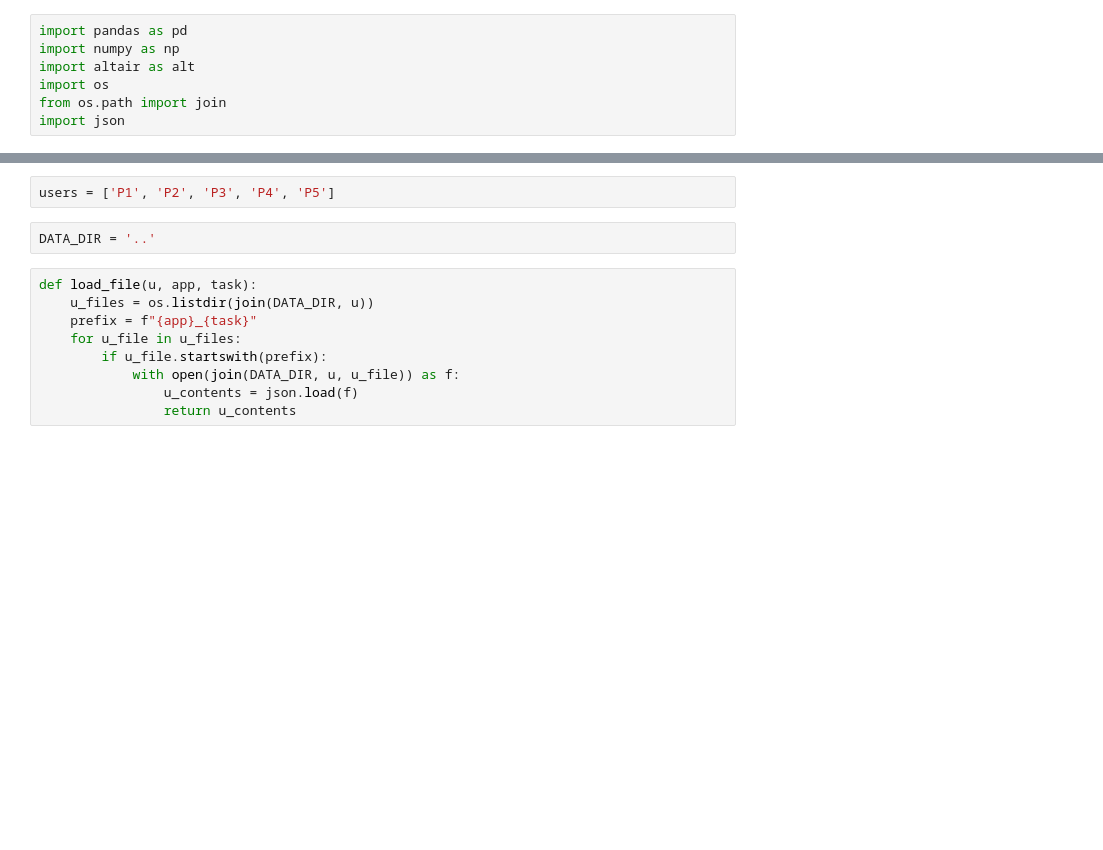
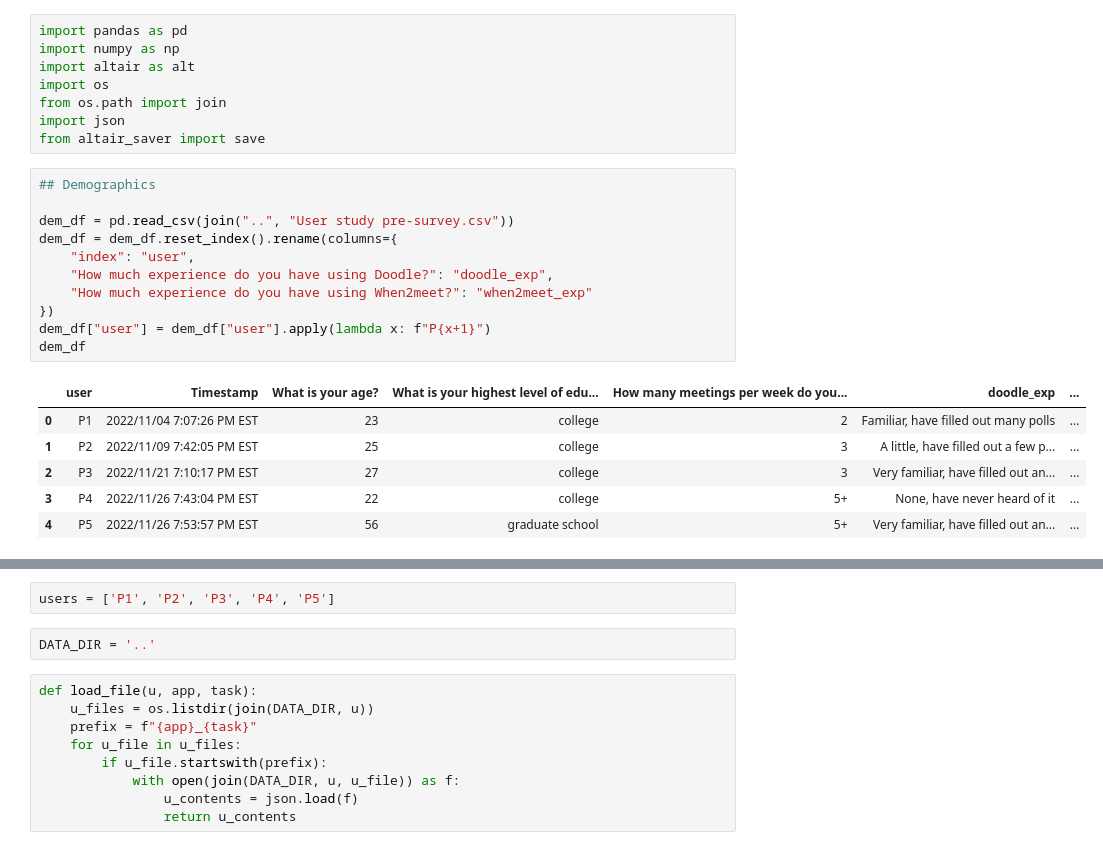
Before and after one commit to keller-mark/compsci279r-tier2-analysis, a Jupyter notebook: analysis.ipynb, the cells around one changed output, grey strips where cells are left out. Cells and saved outputs as stored; diff of their text form; blank space fills up the shorter version.

```diff
--- a/analysis.ipynb
+++ b/analysis.ipynb
@@ -5,3 +5,22 @@ import altair as alt
 import os
 from os.path import join
 import json
+from altair_saver import save
+# %%
+## Demographics
+
+dem_df = pd.read_csv(join("..", "User study pre-survey.csv"))
+dem_df = dem_df.reset_index().rename(columns={
+    "index": "user",
+    "How much experience do you have using Doodle?": "doodle_exp",
+    "How much experience do you have using When2meet?": "when2meet_exp"
+})
+dem_df["user"] = dem_df["user"].apply(lambda x: f"P{x+1}")
+dem_df
+# %% [output]
+|  | user | Timestamp | What is your age? | What is your highest level of edu... | How many meetings per week do you... | doodle_exp | ... |
+| 0 | P1 | 2022/11/04 7:07:26 PM EST | 23 | college | 2 | Familiar, have filled out many polls | ... |
+| 1 | P2 | 2022/11/09 7:42:05 PM EST | 25 | college | 3 | A little, have filled out a few p... | ... |
+| 2 | P3 | 2022/11/21 7:10:17 PM EST | 27 | college | 3 | Very familiar, have filled out an... | ... |
+| 3 | P4 | 2022/11/26 7:43:04 PM EST | 22 | college | 5+ | None, have never heard of it | ... |
+| 4 | P5 | 2022/11/26 7:53:57 PM EST | 56 | graduate school | 5+ | Very familiar, have filled out an... | ... |
```
Also changed, not shown: parts of 20 cells of this notebook.
